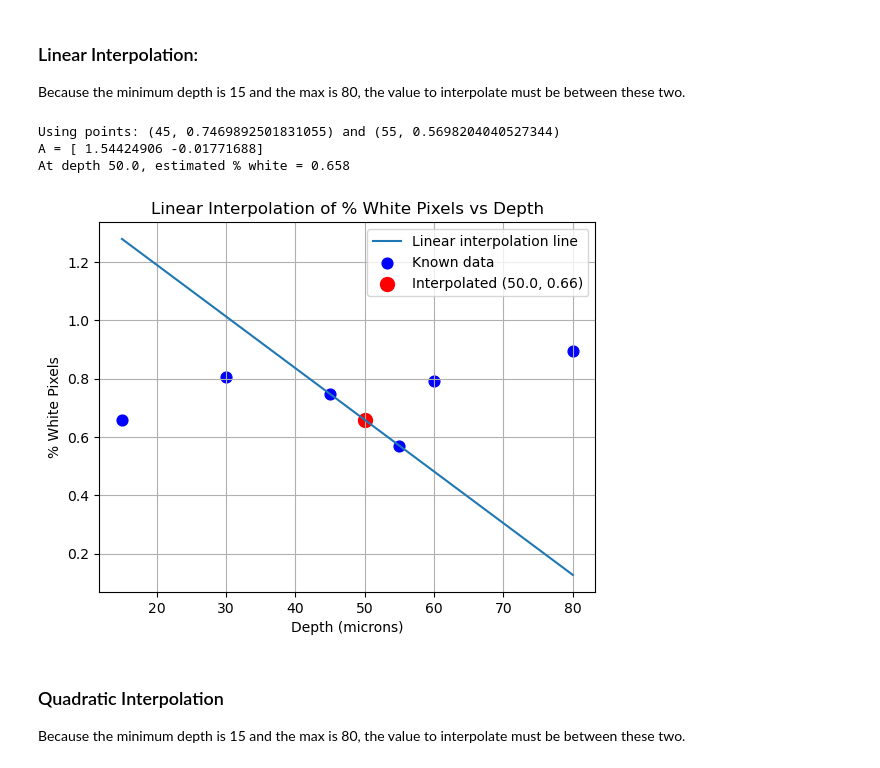
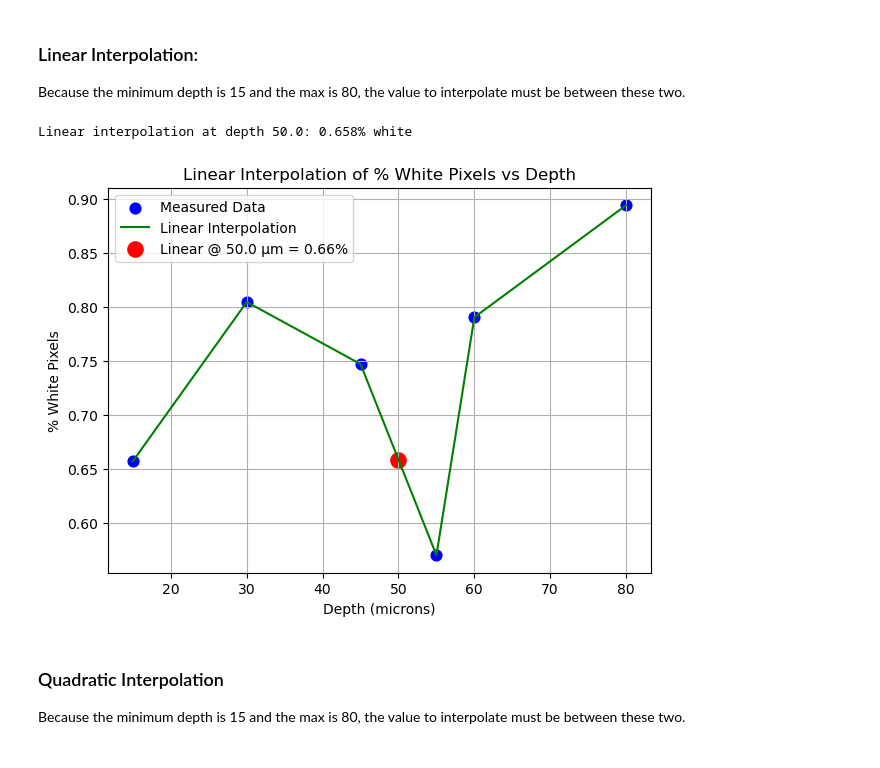
Before and after one commit to ReaganOswald/Module-3-Fibrosis, a Jupyter notebook: Module 3 Template.ipynb, the cells around one changed output. Drawn from its saved outputs; the diff is of its cells as text; code cells hidden in the pictures.

Commit message:
3 Graphs

```diff
--- a/Module 3 Template.ipynb
+++ b/Module 3 Template.ipynb
@@ -122,69 +122,44 @@ CSV file 'Percent_White_Pixels.csv' created.
 ### Linear Interpolation:
 Because the minimum depth is 15 and the max is 80, the value to interpolate must be between these two.
 # %%
-
-# Load CSV
+# LOAD YOUR DATA
 df = pd.read_csv("Percent_White_Pixels.csv")
-
-# Extract columns
-depths = df["Depth (microns)"].tolist()
-white_percents = df["White Percent"].tolist()
-
-# Ask user for interpolation depth
-interp_depth = float(input("Enter depth to interpolate (microns): "))
-
-# Convert to numpy for indexing
-depths_np = np.array(depths)
-
-# Find insertion index
-idx = np.searchsorted(depths_np, interp_depth)
-
-# Safety check: must be between two known points
-if idx == 0 or idx == len(depths):
-    raise ValueError("Interpolation depth must be inside the range of your data.")
-
-# Select the two points for linear interpolation
-x1, x2 = depths[idx - 1], depths[idx]
-y1, y2 = white_percents[idx - 1], white_percents[idx]
-print(f"Using points: ({x1}, {y1}) and ({x2}, {y2})")
+x = df["Depth (microns)"].tolist()
+y = df["White Percent"].tolist()
 
 
-# BUILD Z AND Y MATRICES
-Z = np.array([[1, x1], [1, x2]])
-Y = np.array([y1, y2])
-
-# SOLVE FOR A
-A = np.linalg.solve(Z, Y)
-a1, a2 = A
-print("A =", A)
+# USER INPUT
+interp_depth = float(input("Enter the depth at which you want to interpolate (microns): "))
 
 
-# COMPUTE INTERPOLATED VALUE
-interp_value = a1 + a2 * interp_depth
-print(f"At depth {interp_depth}, estimated % white = {interp_value:.3f}")
+# LINEAR INTERPOLATION
+linear_f = interp1d(x, y, kind='linear')
+linear_value = float(linear_f(interp_depth))
+print(f"\nLinear interpolation at depth {interp_depth}: {linear_value:.3f}% white\n")
 
 
-# PLOT RESULTS
-# Line for visualization
-x_line = np.linspace(min(depths), max(depths), 200)
-y_line = a1 + a2 * x_line
+# PLOT: LINEAR INTERPOLATION
+plt.figure(figsize=(7,5))
 
-plt.plot(x_line, y_line, label="Linear interpolation line")
-plt.scatter(depths, white_percents, color='blue', s=60, label='Known data')
-plt.scatter(interp_depth, interp_value, color='red', s=100,
-            label=f'Interpolated ({interp_depth}, {interp_value:.2f})')
+# Plot original data
+plt.scatter(x, y, color='blue', s=60, label='Measured Data')
 
+# Plot linear interpolation line
+x_line = np.linspace(min(x), max(x), 300)
+y_line = linear_f(x_line)
+plt.plot(x_line, y_line, color='green', label='Linear Interpolation')
+
+# Plot interpolated point
+plt.scatter(interp_depth, linear_value, color='red', s=120, label=f'Linear @ {interp_depth} µm = {linear_value:.2f}%')
 plt.title("Linear Interpolation of % White Pixels vs Depth")
 plt.xlabel("Depth (microns)")
 plt.ylabel("% White Pixels")
 plt.grid(True)
 plt.legend()
 plt.show()
 # %% [output]
-Using points: (45, 0.7469892501831055) and (55, 0.5698204040527344)
-A = [ 1.54424906 -0.01771688]
-At depth 50.0, estimated % white = 0.658
+Linear interpolation at depth 50.0: 0.658% white
-[figure, old version]
+[figure, new version]
 # %% [markdown]
 ### Quadratic Interpolation
 
```
Also changed, not shown: parts of 5 cells of this notebook.
